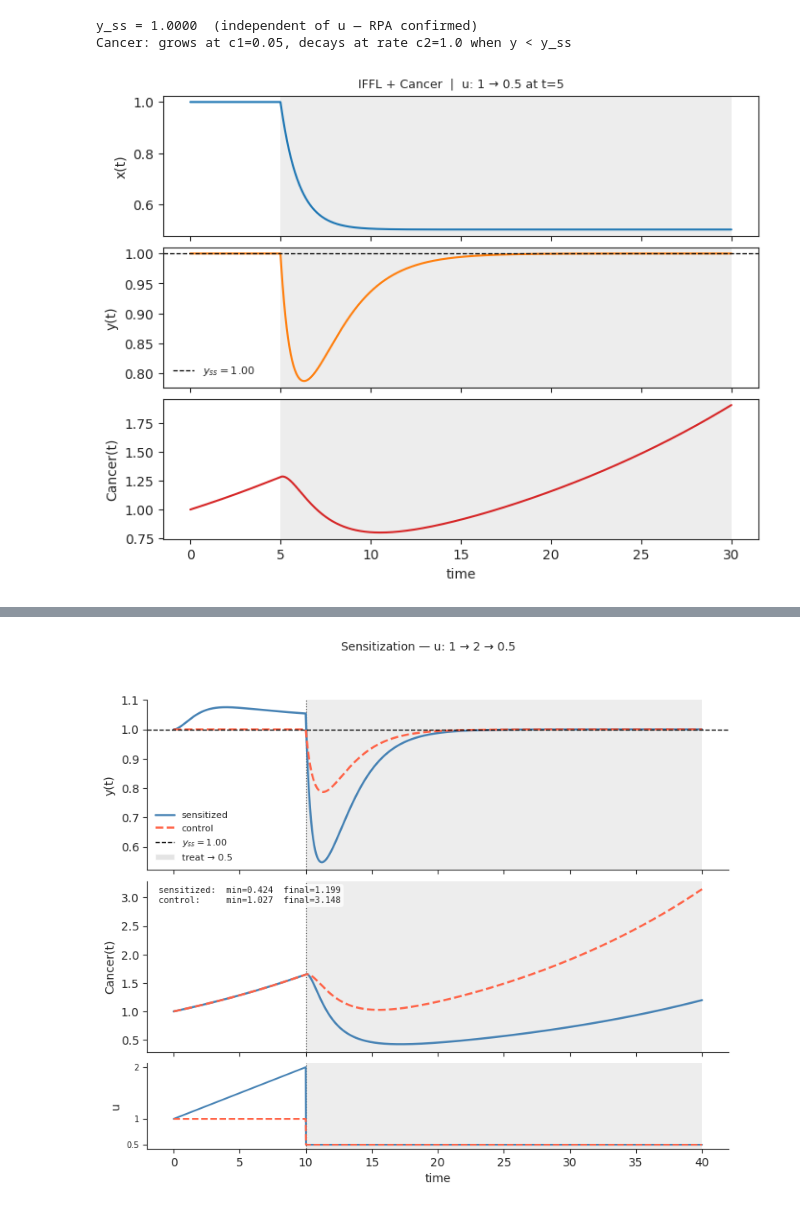
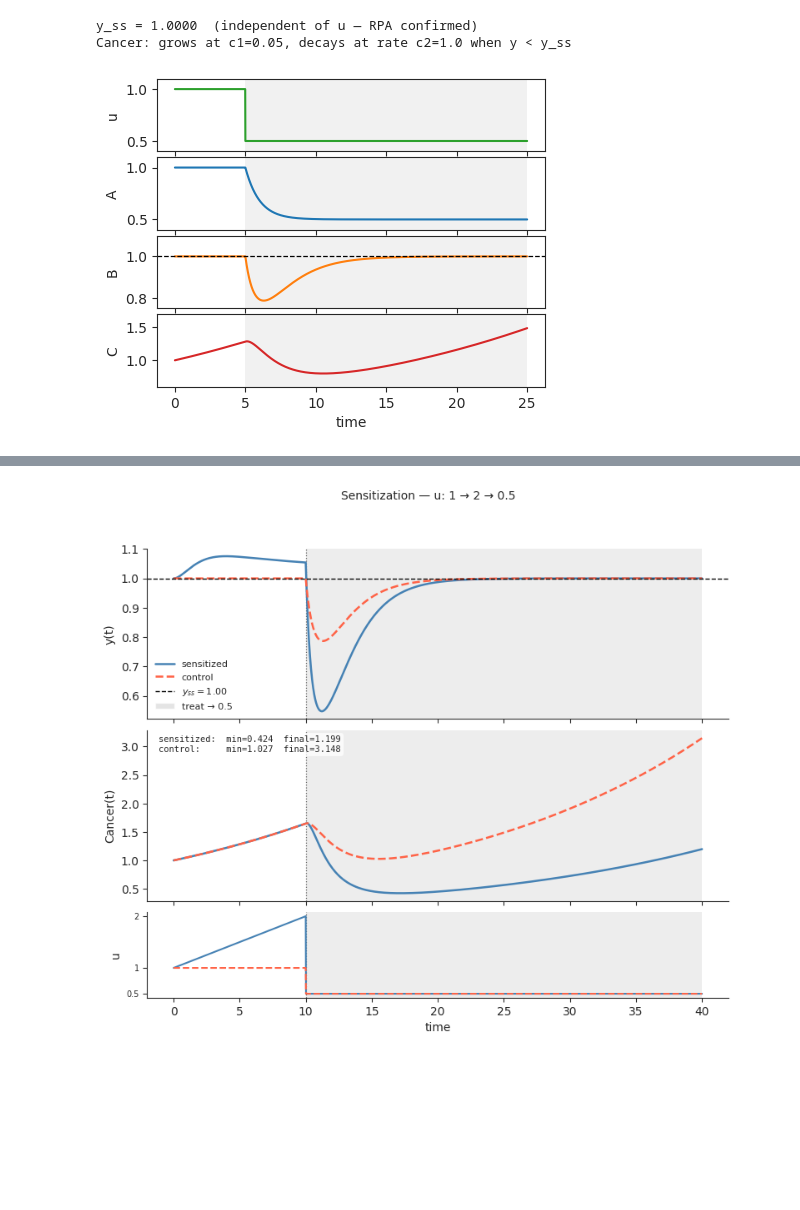
Before and after one commit to Liamir/autodiff-control, a Jupyter notebook: notebooks/figure3_v2.ipynb, the cells around one changed output, grey strips where cells are left out. Cells and saved outputs as stored; diff of their text form; code cells hidden in the pictures; blank space fills up the shorter version.

Commit message:
IFFL continued figure5

```diff
--- a/notebooks/figure3_v2.ipynb
+++ b/notebooks/figure3_v2.ipynb
@@ -97,37 +97,47 @@ Cancer: grows at c1=0.05, decays at rate c2=1.0 when y < y_ss
 # %%
 # Quick sanity check: abrupt u switch u=1→2, Cancer starting at 1
 T_SWITCH = 5.0
-T_END    = 30.0
+T_END    = 25.0
 x0, y0_ss = steady_state(1.0)
 y0_init = [x0, y0_ss, 1.0]
 
-u_func = lambda t: 0.5 if t >= T_SWITCH else 1.0
+def u_func(t):
+    if t < T_SWITCH:
+        return 1.0
+    else:
+        return 0.5
 
 sol = simulate(u_func, (0, T_END), y0=y0_init, n_pts=2000)
 t, (xs, ys, Cs) = sol.t, sol.y
 
-fig, axes = plt.subplots(3, 1, figsize=(8, 6), sharex=True,
+fig, axes = plt.subplots(4, 1, figsize=(5, 4), sharex=True,
                           gridspec_kw={'hspace': 0.08})
 
 ON_COLOR = 'lightgray'
 for ax in axes:
-    ax.axvspan(T_SWITCH, T_END, color=ON_COLOR, alpha=0.4, lw=0)
+    ax.axvspan(T_SWITCH, T_END, color=ON_COLOR, alpha=0.3, lw=0)
+    ax.set_ylim(0.4, 1.1)
+
+# plot u(t) line in axes[0]
+u_vals = np.array([u_func(ti) for ti in t])
+axes[0].plot(t, u_vals, color='C2', lw=1.5, label='u(t)')
+axes[0].set_ylabel('u')
+
+axes[1].plot(t, xs, color='C0', lw=1.5)
+axes[1].set_ylabel('A')
+
+axes[2].plot(t, ys, color='C1', lw=1.5)
+axes[2].axhline(Y_SS, color='k', ls='--', lw=0.9, label=f'$y_{{ss}}={Y_SS:.2f}$')
+axes[2].set_ylabel('B')
+axes[2].set_ylim(0.75, 1.1)
 
 
-axes[0].plot(t, xs, color='C0', lw=1.5)
-axes[0].set_ylabel('x(t)')
+axes[3].plot(t, Cs, color='C3', lw=1.5)
+axes[3].set_ylabel('C')
+axes[3].set_xlabel('time')
+axes[3].set_ylim(0.6, 1.7)
 
-axes[1].plot(t, ys, color='C1', lw=1.5)
-axes[1].axhline(Y_SS, color='k', ls='--', lw=0.9, label=f'$y_{{ss}}={Y_SS:.2f}$')
-axes[1].set_ylabel('y(t)')
-axes[1].legend(fontsize=8, frameon=False)
-
-axes[2].plot(t, Cs, color='C3', lw=1.5)
-axes[2].set_ylabel('Cancer(t)')
-axes[2].set_xlabel('time')
-
-axes[0].set_title('IFFL + Cancer  |  u: 1 → 0.5 at t=5', fontsize=9)
 plt.tight_layout()
 plt.show()
 # %% [output]
-[figure, old version]
+[figure, new version]
```
Also changed, not shown: parts of 3 cells of this notebook, 3 other files.
